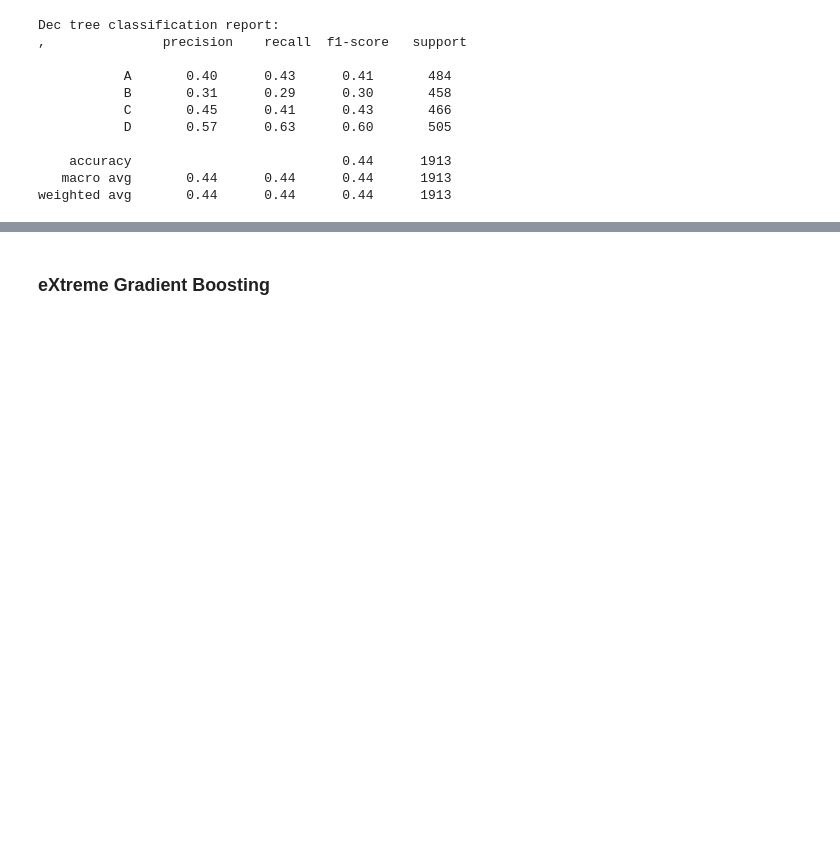
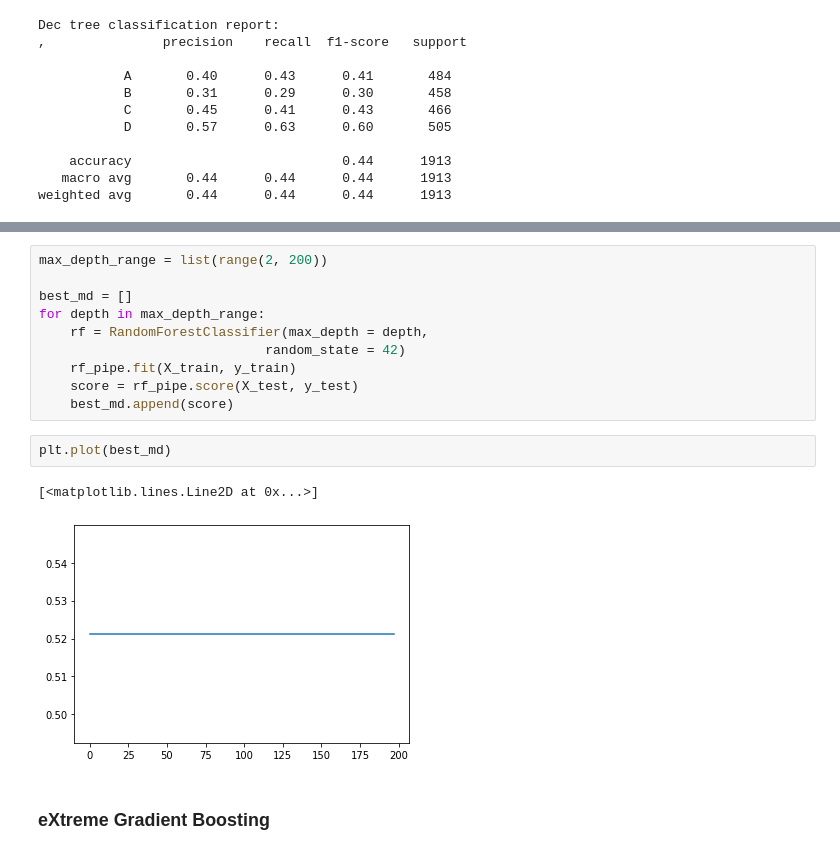
Before and after one commit to antondremak91/customer_segmentation, a Jupyter notebook: customer_segmentation.ipynb, the cells around one changed output, grey strips where cells are left out. Cells and saved outputs as stored; diff of their text form; blank space fills up the shorter version.

```diff
--- a/customer_segmentation.ipynb
+++ b/customer_segmentation.ipynb
@@ -508,3 +611,18 @@ weighted avg       0.44      0.44      0.44      1913
+# %%
+max_depth_range = list(range(2, 200))
+
+best_md = []
+for depth in max_depth_range:
+    rf = RandomForestClassifier(max_depth = depth,
+                             random_state = 42)
+    rf_pipe.fit(X_train, y_train)
+    score = rf_pipe.score(X_test, y_test)
+    best_md.append(score)
+# %%
+plt.plot(best_md)
+# %% [output]
+[<matplotlib.lines.Line2D at 0x...>]
+[figure, added]
 # %% [markdown]
 ### eXtreme Gradient Boosting
 # %%
```
Also changed, not shown: parts of 18 cells of this notebook.
